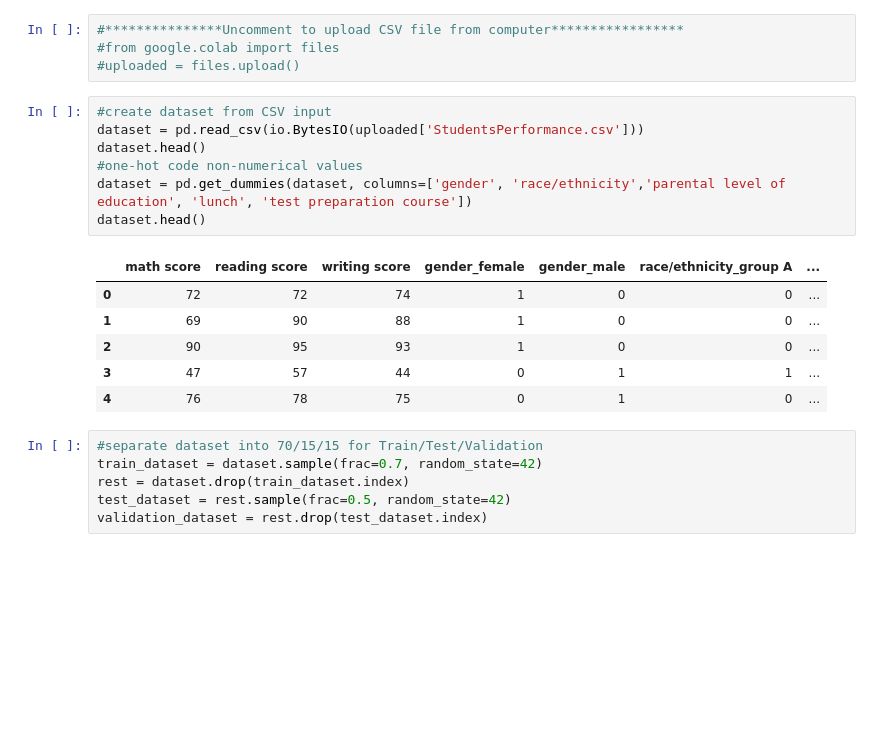
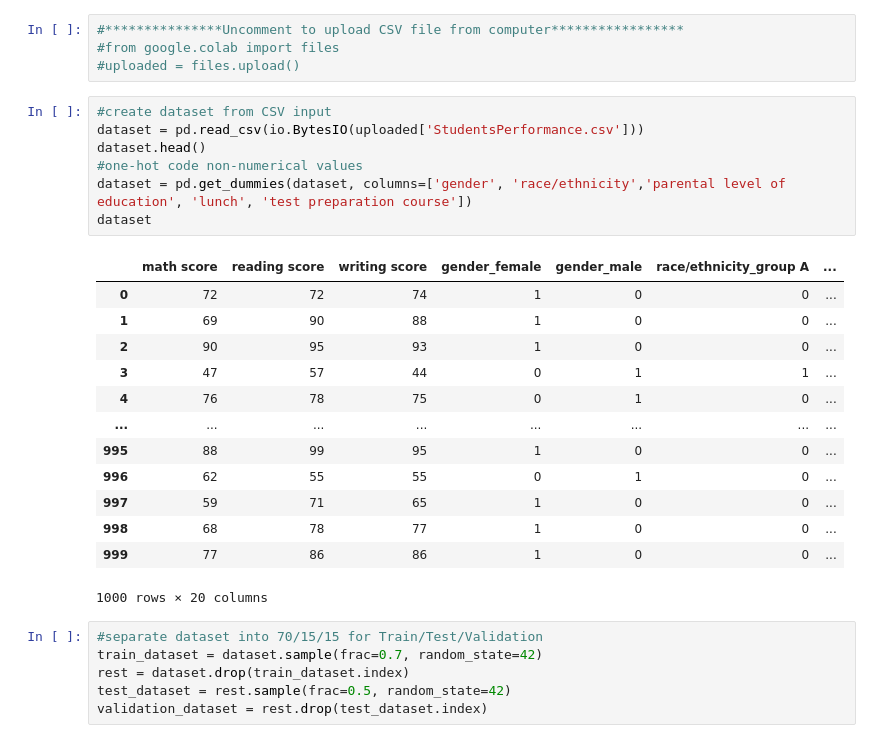
Before and after one commit to evanjenkins7/CS461, a Jupyter notebook: Program3.ipynb, the cells around one changed output. Cells and saved outputs as stored; diff of their text form; blank space fills up the shorter version.

```diff
--- a/Program3.ipynb
+++ b/Program3.ipynb
@@ -23,17 +23,24 @@ from keras.layers import Dense
 # %%
 #create dataset from CSV input
 dataset = pd.read_csv(io.BytesIO(uploaded['StudentsPerformance.csv']))
 dataset.head()
 #one-hot code non-numerical values
 dataset = pd.get_dummies(dataset, columns=['gender', 'race/ethnicity','parental level of education', 'lunch', 'test preparation course'])
-dataset.head()
+dataset
 # %% [output]
 |  | math score | reading score | writing score | gender_female | gender_male | race/ethnicity_group A | ... |
 | 0 | 72 | 72 | 74 | 1 | 0 | 0 | ... |
 | 1 | 69 | 90 | 88 | 1 | 0 | 0 | ... |
 | 2 | 90 | 95 | 93 | 1 | 0 | 0 | ... |
 | 3 | 47 | 57 | 44 | 0 | 1 | 1 | ... |
 | 4 | 76 | 78 | 75 | 0 | 1 | 0 | ... |
+| ... | ... | ... | ... | ... | ... | ... | ... |
+| 995 | 88 | 99 | 95 | 1 | 0 | 0 | ... |
+| 996 | 62 | 55 | 55 | 0 | 1 | 0 | ... |
+| 997 | 59 | 71 | 65 | 1 | 0 | 0 | ... |
+| 998 | 68 | 78 | 77 | 1 | 0 | 0 | ... |
+| 999 | 77 | 86 | 86 | 1 | 0 | 0 | ... |
+1000 rows × 20 columns
 # %%
 #separate dataset into 70/15/15 for Train/Test/Validation
 train_dataset = dataset.sample(frac=0.7, random_state=42)
```
Also changed, not shown: parts of 5 cells of this notebook.
